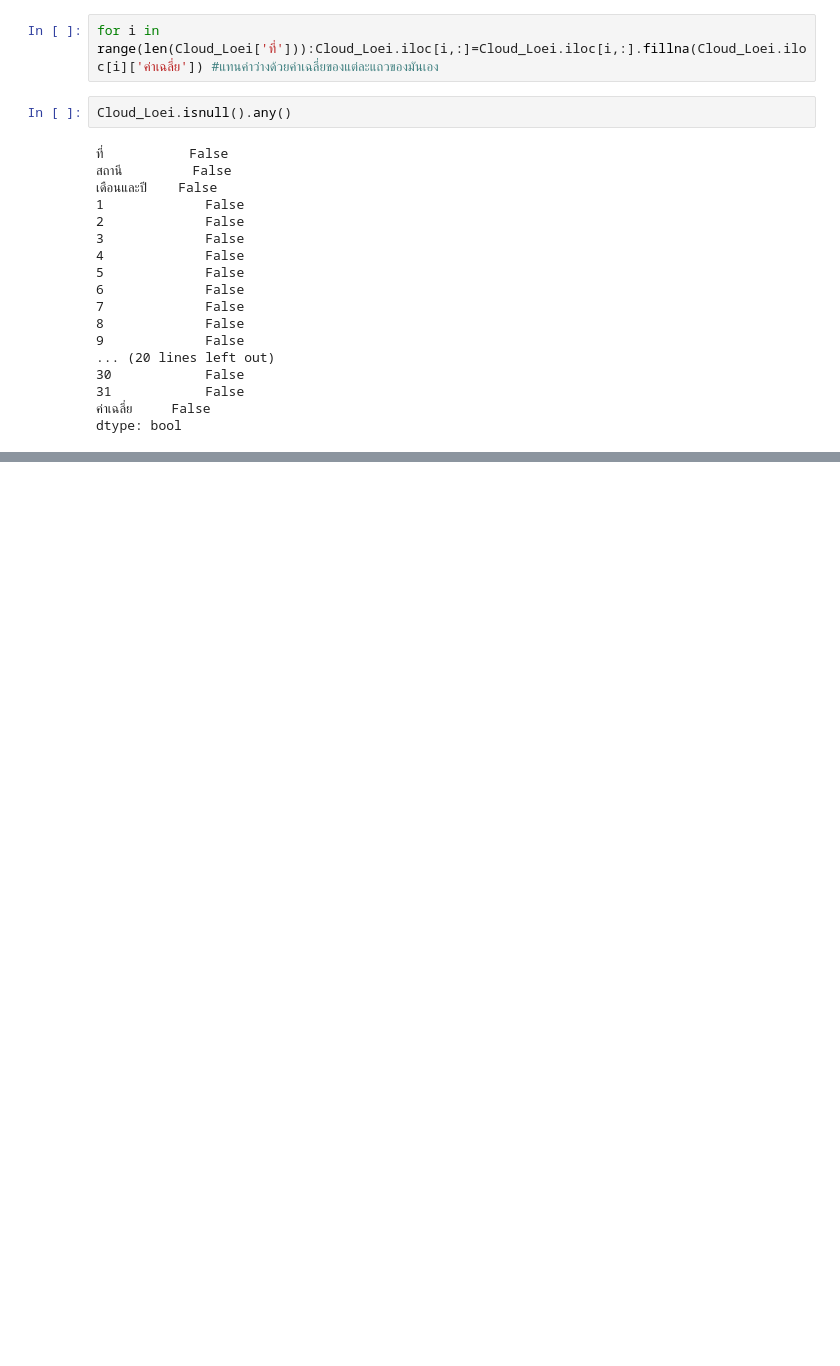
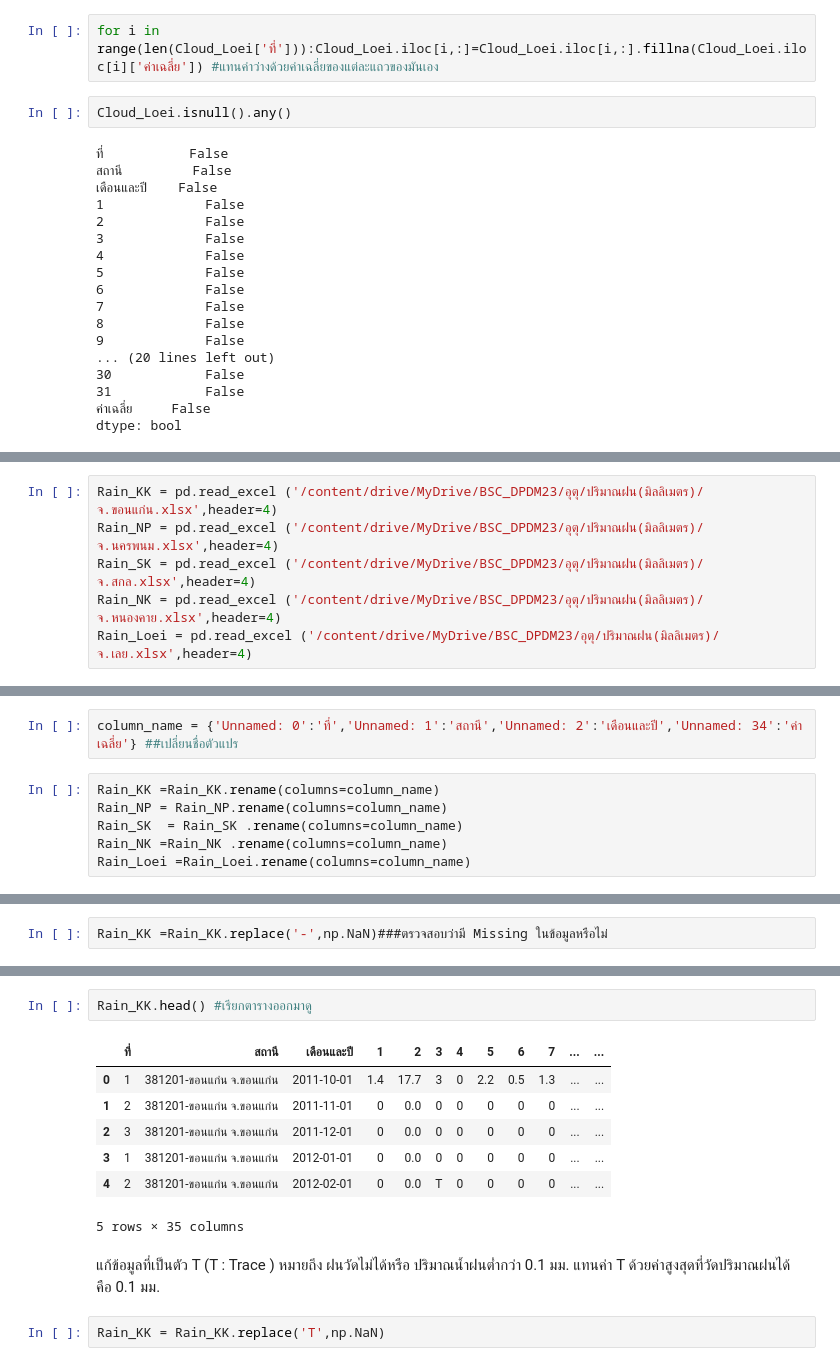
Before and after one commit to Piyaphat23/BSC_DPDM23, a Jupyter notebook: midterm_bscdpdm23.ipynb, the cells around one changed output, grey strips where cells are left out. Drawn from its saved outputs; the diff is of its cells as text; blank space fills up the shorter version.

```diff
--- a/midterm_bscdpdm23.ipynb
+++ b/midterm_bscdpdm23.ipynb
@@ -1124,0 +1127,6 @@ dtype: bool
+# %%
+Rain_KK = pd.read_excel ('/content/drive/MyDrive/BSC_DPDM23/อุตุ/ปริมาณฝน(มิลลิเมตร)/จ.ขอนแก่น.xlsx',header=4)
+Rain_NP = pd.read_excel ('/content/drive/MyDrive/BSC_DPDM23/อุตุ/ปริมาณฝน(มิลลิเมตร)/จ.นครพนม.xlsx',header=4)
+Rain_SK = pd.read_excel ('/content/drive/MyDrive/BSC_DPDM23/อุตุ/ปริมาณฝน(มิลลิเมตร)/จ.สกล.xlsx',header=4)
+Rain_NK = pd.read_excel ('/content/drive/MyDrive/BSC_DPDM23/อุตุ/ปริมาณฝน(มิลลิเมตร)/จ.หนองคาย.xlsx',header=4)
+Rain_Loei = pd.read_excel ('/content/drive/MyDrive/BSC_DPDM23/อุตุ/ปริมาณฝน(มิลลิเมตร)/จ.เลย.xlsx',header=4)
@@ -1124,0 +1135,8 @@ dtype: bool
+# %%
+column_name = {'Unnamed: 0':'ที่','Unnamed: 1':'สถานี','Unnamed: 2':'เดือนและปี','Unnamed: 34':'ค่าเฉลี่ย'} ##เปลี่ยนชื่อตัวแปร
+# %%
+Rain_KK =Rain_KK.rename(columns=column_name)
+Rain_NP = Rain_NP.rename(columns=column_name)
+Rain_SK  = Rain_SK .rename(columns=column_name)
+Rain_NK =Rain_NK .rename(columns=column_name)
+Rain_Loei =Rain_Loei.rename(columns=column_name)
@@ -1124,0 +1145,2 @@ dtype: bool
+# %%
+Rain_KK =Rain_KK.replace('-',np.NaN)###ตรวจสอบว่ามี Missing ในข้อมูลหรือไม่
@@ -1124,0 +1279,15 @@ dtype: bool
+# %%
+Rain_KK.head() #เรียกตารางออกมาดู
+# %% [output]
+|  | ที่ | สถานี | เดือนและปี | 1 | 2 | 3 | 4 | 5 | 6 | 7 | ... | ... |
+| 0 | 1 | 381201-ขอนแก่น จ.ขอนแก่น | 2011-10-01 | 1.4 | 17.7 | 3 | 0 | 2.2 | 0.5 | 1.3 | ... | ... |
+| 1 | 2 | 381201-ขอนแก่น จ.ขอนแก่น | 2011-11-01 | 0 | 0.0 | 0 | 0 | 0 | 0 | 0 | ... | ... |
+| 2 | 3 | 381201-ขอนแก่น จ.ขอนแก่น | 2011-12-01 | 0 | 0.0 | 0 | 0 | 0 | 0 | 0 | ... | ... |
+| 3 | 1 | 381201-ขอนแก่น จ.ขอนแก่น | 2012-01-01 | 0 | 0.0 | 0 | 0 | 0 | 0 | 0 | ... | ... |
+| 4 | 2 | 381201-ขอนแก่น จ.ขอนแก่น | 2012-02-01 | 0 | 0.0 | T | 0 | 0 | 0 | 0 | ... | ... |
+5 rows × 35 columns
+# %% [markdown]
+แก้ข้อมูลที่เป็นตัว T (T : Trace ) หมายถึง ฝนวัดไม่ได้หรือ ปริมาณน้ำฝนต่ำกว่า 0.1 มม.
+แทนค่า T ด้วยค่าสูงสุดที่วัดปริมาณฝนได้ คือ 0.1 มม.
+# %%
+Rain_KK = Rain_KK.replace('T',np.NaN)
```
Also changed, not shown: parts of 82 cells of this notebook.
